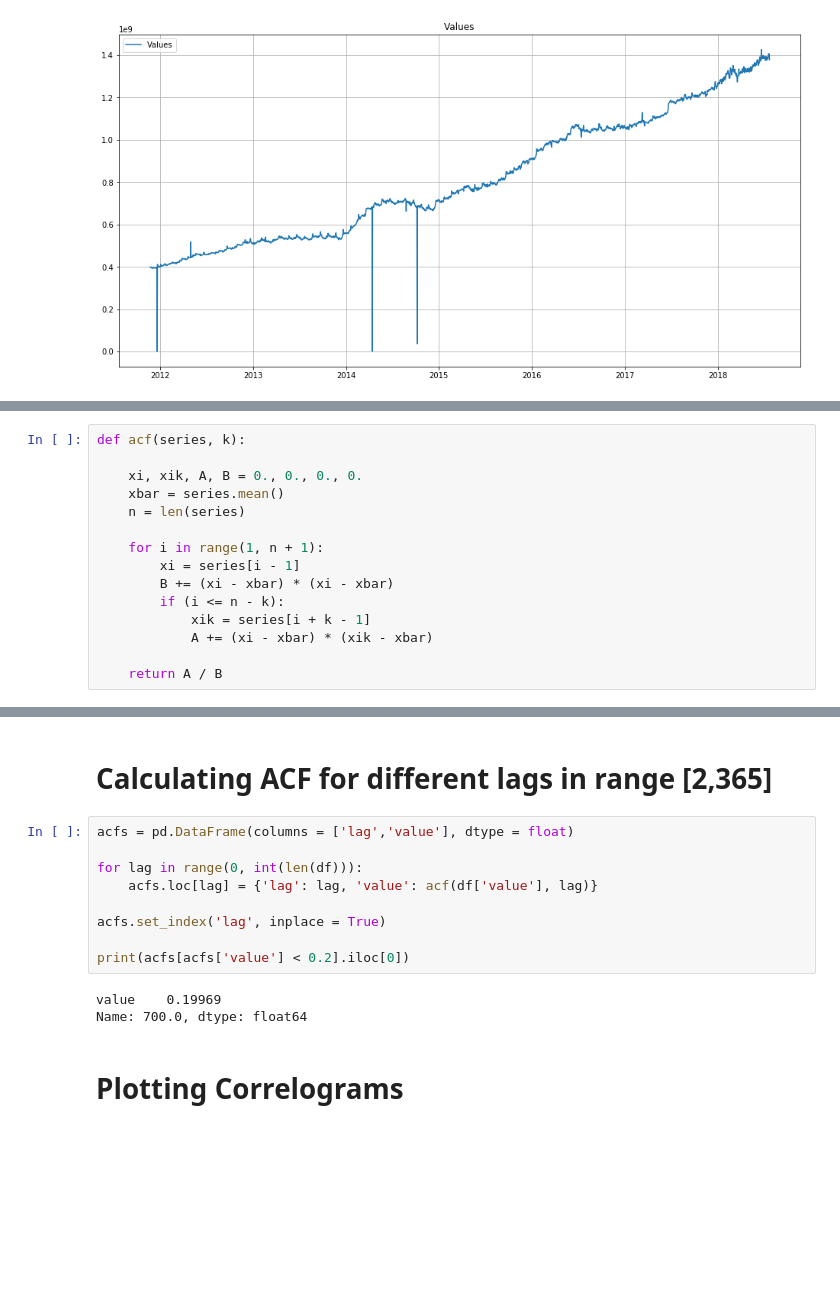
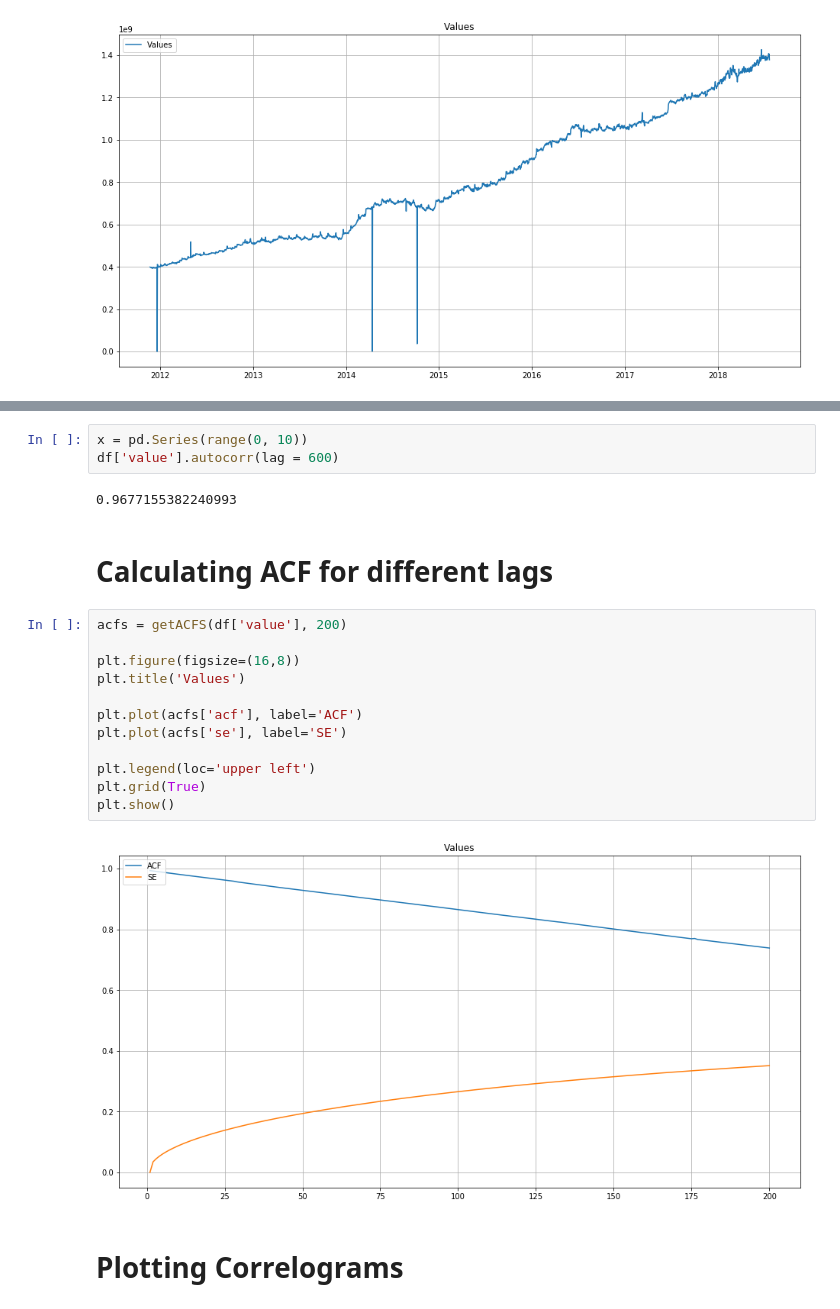
Before and after one commit to pournasserian/TimeSeries, a Jupyter notebook: Main/Untitled.ipynb, the cells around one changed output, grey strips where cells are left out. Cells and saved outputs as stored; diff of their text form; blank space fills up the shorter version.

```diff
--- a/Main/Untitled.ipynb
+++ b/Main/Untitled.ipynb
@@ -49,16 +49 @@ ACF_k = \frac{ \displaystyle\sum\limits_{i=1}^{n-k}(x_i - \bar{x})(x_{i+k} - \ba
 \end{align}
-# %%
-def acf(series, k):
-
-    xi, xik, A, B = 0., 0., 0., 0.
-    xbar = series.mean()
-    n = len(series)
-
-    for i in range(1, n + 1):
-        xi = series[i - 1]
-        B += (xi - xbar) * (xi - xbar)
-        if (i <= n - k):
-            xik = series[i + k - 1]
-            A += (xi - xbar) * (xik - xbar)
-
-    return A / B
@@ -65,16 +115,23 @@ def acf(series, k):
+# %%
+x = pd.Series(range(0, 10))
+df['value'].autocorr(lag = 600)
+# %% [output]
+0.9677155382240993
 # %% [markdown]
-# Calculating ACF for different lags in range [2,365]
+# Calculating ACF for different lags
-# %%
-acfs = pd.DataFrame(columns = ['lag','value'], dtype = float)
-
-for lag in range(0, int(len(df))):
-    acfs.loc[lag] = {'lag': lag, 'value': acf(df['value'], lag)}
-
-acfs.set_index('lag', inplace = True)
-
-print(acfs[acfs['value'] < 0.2].iloc[0])
-# %% [output]
-value    0.19969
-Name: 700.0, dtype: float64
+# %%
+acfs = getACFS(df['value'], 200)
+
+plt.figure(figsize=(16,8))
+plt.title('Values')
+
+plt.plot(acfs['acf'], label='ACF')
+plt.plot(acfs['se'], label='SE')
+
+plt.legend(loc='upper left')
+plt.grid(True)
+plt.show()
+# %% [output]
+[figure, added]
 # %% [markdown]
 # Plotting Correlograms
```
Also changed, not shown: parts of 7 cells of this notebook.
